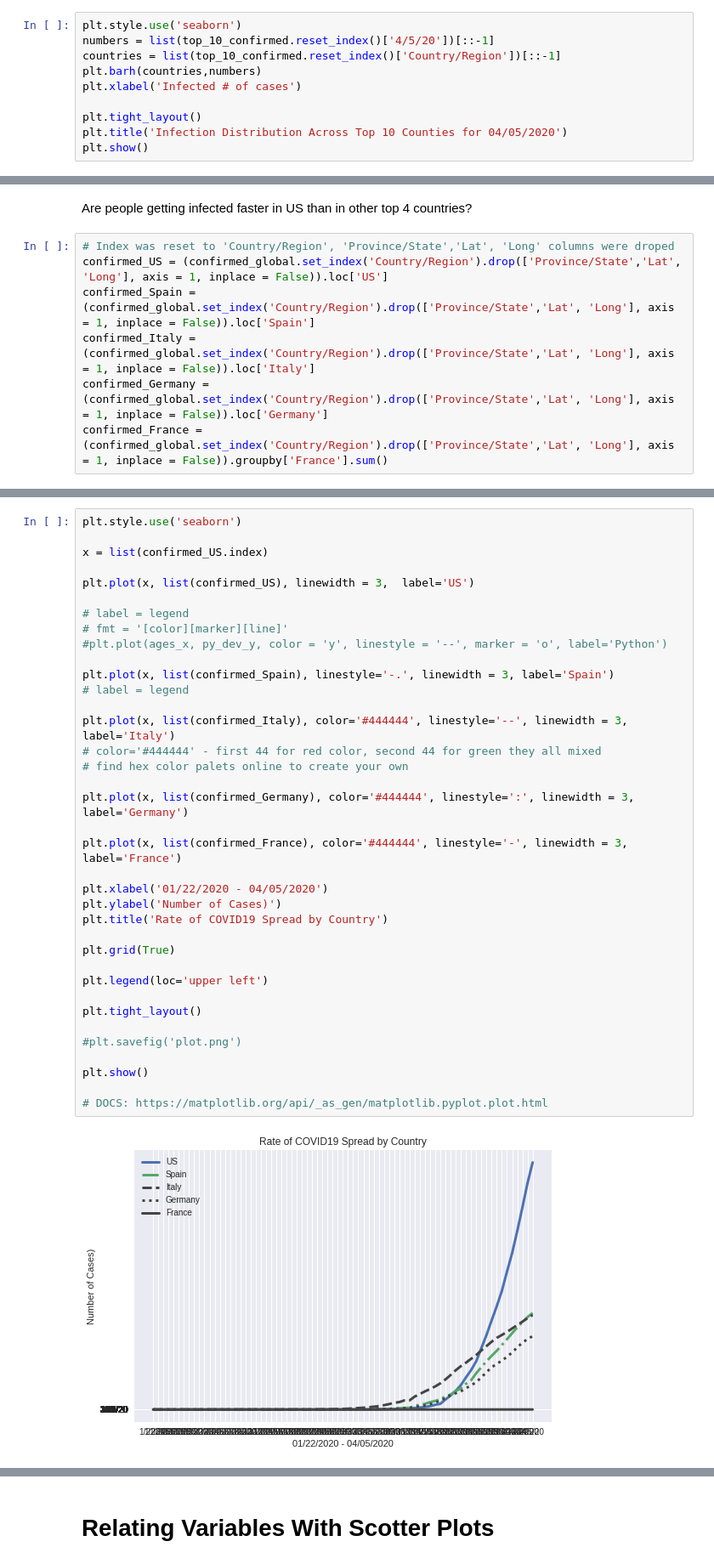
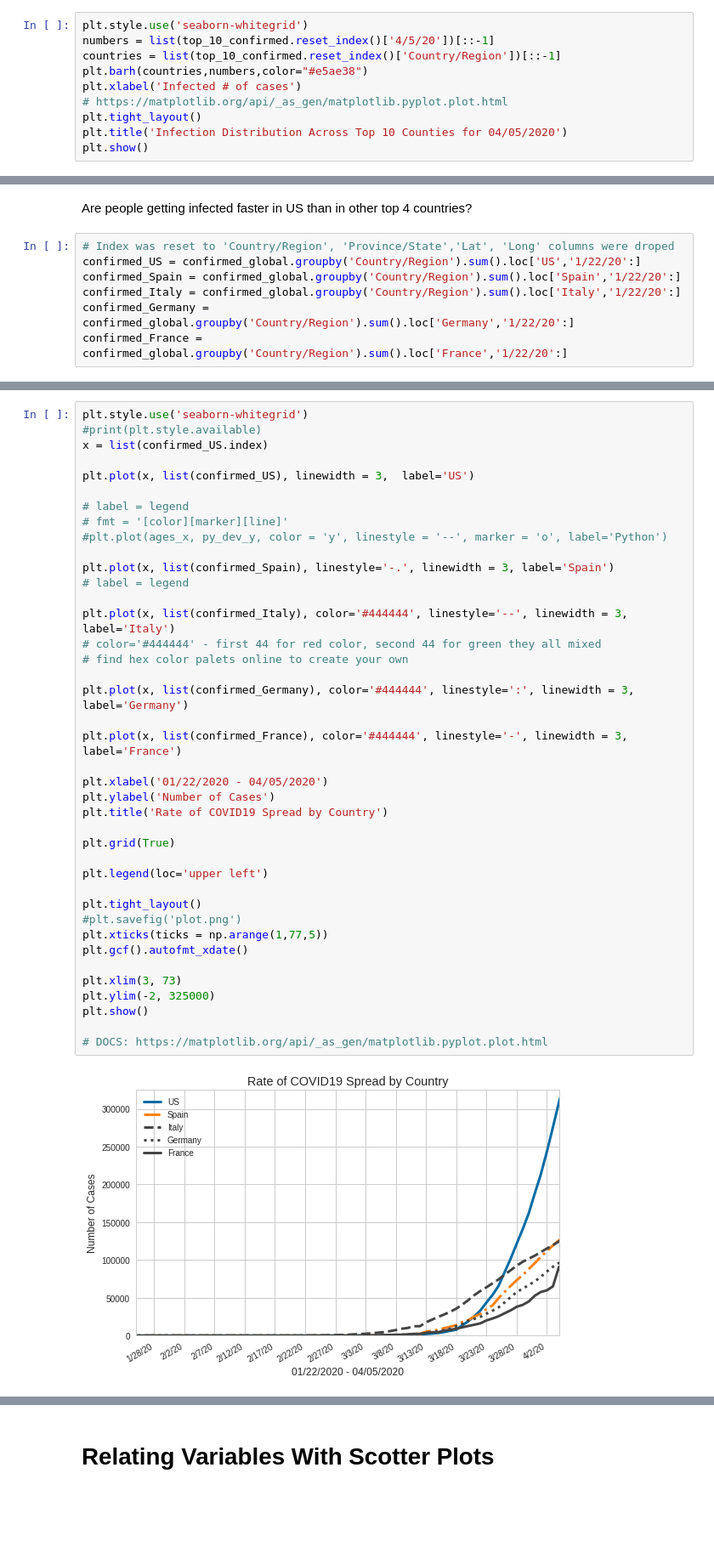
Before and after one commit to VHTATAH/COVID-19, a Jupyter notebook: covid-19.ipynb, the cells around one changed output, grey strips where cells are left out. Shown: that part at 85% size. Saved outputs shown, nothing was run; the diff lists cells and outputs as text; blank space fills up the shorter version.

```diff
--- a/covid-19.ipynb
+++ b/covid-19.ipynb
@@ -62,10 +67,10 @@ top_10_confirmed
 # %%
-plt.style.use('seaborn')
+plt.style.use('seaborn-whitegrid')
 numbers = list(top_10_confirmed.reset_index()['4/5/20'])[::-1]
 countries = list(top_10_confirmed.reset_index()['Country/Region'])[::-1]
-plt.barh(countries,numbers)
+plt.barh(countries,numbers,color="#e5ae38")
 plt.xlabel('Infected # of cases')
-
+# https://matplotlib.org/api/_as_gen/matplotlib.pyplot.plot.html
 plt.tight_layout()
 plt.title('Infection Distribution Across Top 10 Counties for 04/05/2020')
 plt.show()
@@ -77,8 +82,8 @@ plt.show()
 Are people getting infected faster in US than in other top 4 countries?
 # %%
 # Index was reset to 'Country/Region', 'Province/State','Lat', 'Long' columns were droped
-confirmed_US = (confirmed_global.set_index('Country/Region').drop(['Province/State','Lat', 'Long'], axis = 1, inplace = False)).loc['US']
-confirmed_Spain = (confirmed_global.set_index('Country/Region').drop(['Province/State','Lat', 'Long'], axis = 1, inplace = False)).loc['Spain']
-confirmed_Italy = (confirmed_global.set_index('Country/Region').drop(['Province/State','Lat', 'Long'], axis = 1, inplace = False)).loc['Italy']
-confirmed_Germany = (confirmed_global.set_index('Country/Region').drop(['Province/State','Lat', 'Long'], axis = 1, inplace = False)).loc['Germany']
-confirmed_France = (confirmed_global.set_index('Country/Region').drop(['Province/State','Lat', 'Long'], axis = 1, inplace = False)).groupby['France'].sum()
+confirmed_US = confirmed_global.groupby('Country/Region').sum().loc['US','1/22/20':]
+confirmed_Spain = confirmed_global.groupby('Country/Region').sum().loc['Spain','1/22/20':]
+confirmed_Italy = confirmed_global.groupby('Country/Region').sum().loc['Italy','1/22/20':]
+confirmed_Germany = confirmed_global.groupby('Country/Region').sum().loc['Germany','1/22/20':]
+confirmed_France = confirmed_global.groupby('Country/Region').sum().loc['France','1/22/20':]
@@ -104,39 +90,42 @@ confirmed_France
 # %%
-plt.style.use('seaborn')
-
+plt.style.use('seaborn-whitegrid')
+#print(plt.style.available)
 x = list(confirmed_US.index)
 
 plt.plot(x, list(confirmed_US), linewidth = 3,  label='US')
 
 # label = legend
 # fmt = '[color][marker][line]'
 #plt.plot(ages_x, py_dev_y, color = 'y', linestyle = '--', marker = 'o', label='Python')
 
 plt.plot(x, list(confirmed_Spain), linestyle='-.', linewidth = 3, label='Spain')
 # label = legend
 
 plt.plot(x, list(confirmed_Italy), color='#444444', linestyle='--', linewidth = 3, label='Italy')
 # color='#444444' - first 44 for red color, second 44 for green they all mixed
 # find hex color palets online to create your own
 
 plt.plot(x, list(confirmed_Germany), color='#444444', linestyle=':', linewidth = 3, label='Germany')
 
 plt.plot(x, list(confirmed_France), color='#444444', linestyle='-', linewidth = 3, label='France')
 
 plt.xlabel('01/22/2020 - 04/05/2020')
-plt.ylabel('Number of Cases)')
+plt.ylabel('Number of Cases')
 plt.title('Rate of COVID19 Spread by Country')
 
 plt.grid(True)
 
 plt.legend(loc='upper left')
 
 plt.tight_layout()
+#plt.savefig('plot.png')
+plt.xticks(ticks = np.arange(1,77,5))
+plt.gcf().autofmt_xdate()
 
-#plt.savefig('plot.png')
-
+plt.xlim(3, 73)
+plt.ylim(-2, 325000)
 plt.show()
 
 # DOCS: https://matplotlib.org/api/_as_gen/matplotlib.pyplot.plot.html
 # %% [output]
-[figure, old version]
+[figure, new version]
```
Also changed, not shown: parts of 9 cells of this notebook.
